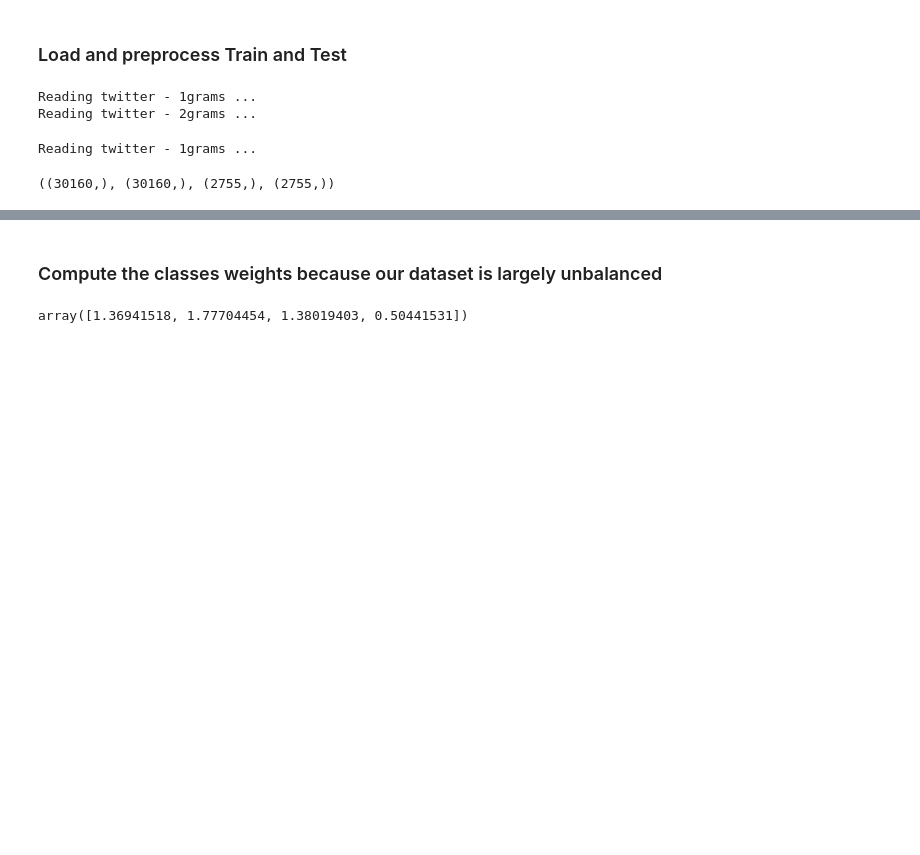
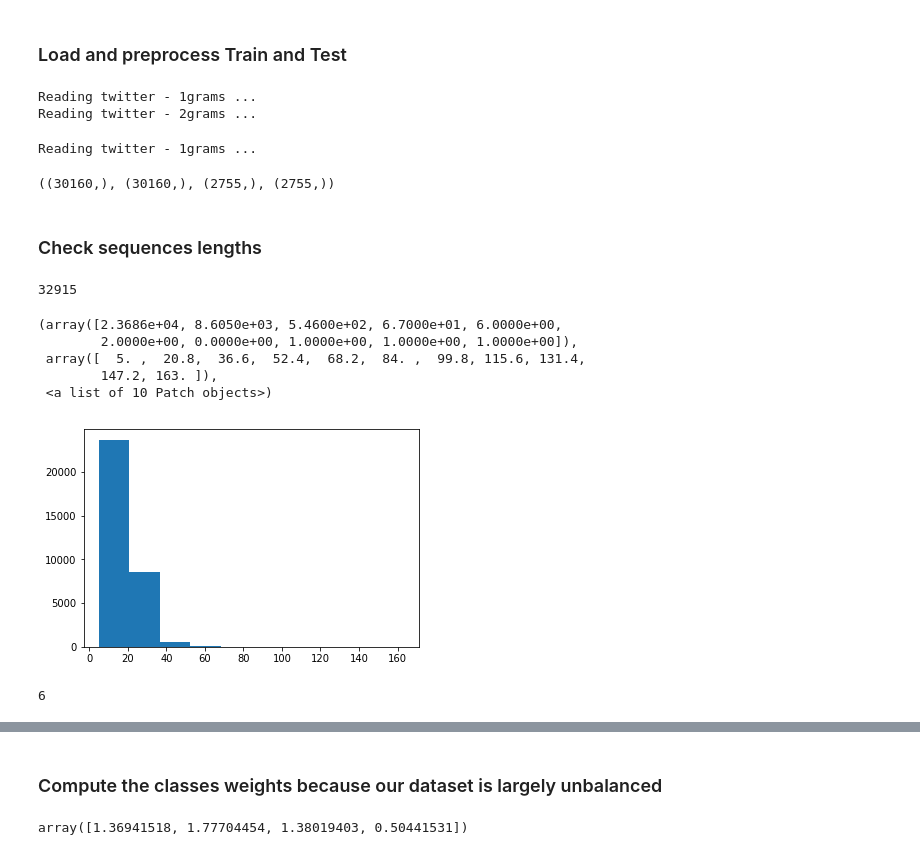
Before and after one commit to Garfounkel/emotion_analysis, a Jupyter notebook: playground.ipynb, the cells around one changed output, grey strips where cells are left out. Drawn from its saved outputs; the diff is of its cells as text; code cells hidden in the pictures; blank space fills up the shorter version.

```diff
--- a/playground.ipynb
+++ b/playground.ipynb
@@ -30,3 +31,25 @@ Reading twitter - 1grams ...
 X_train.shape, X_train.values.shape, X_test.shape, y_test.values.shape
 # %% [output]
 ((30160,), (30160,), (2755,), (2755,))
+# %% [markdown]
+### Check sequences lengths
+# %%
+lenghts = [len(x) for x in X_train]
+lenghts += [len(x) for x in X_test]
+# %%
+len(lenghts)
+# %% [output]
+32915
+# %%
+plt.hist(lenghts)
+# %% [output]
+(array([2.3686e+04, 8.6050e+03, 5.4600e+02, 6.7000e+01, 6.0000e+00,
+        2.0000e+00, 0.0000e+00, 1.0000e+00, 1.0000e+00, 1.0000e+00]),
+ array([  5. ,  20.8,  36.6,  52.4,  68.2,  84. ,  99.8, 115.6, 131.4,
+        147.2, 163. ]),
+ <a list of 10 Patch objects>)
+[figure, added]
+# %%
+len([l for l in lenghts if l > 80])
+# %% [output]
+6
```
Also changed, not shown: parts of 21 cells of this notebook, 1 other file.
